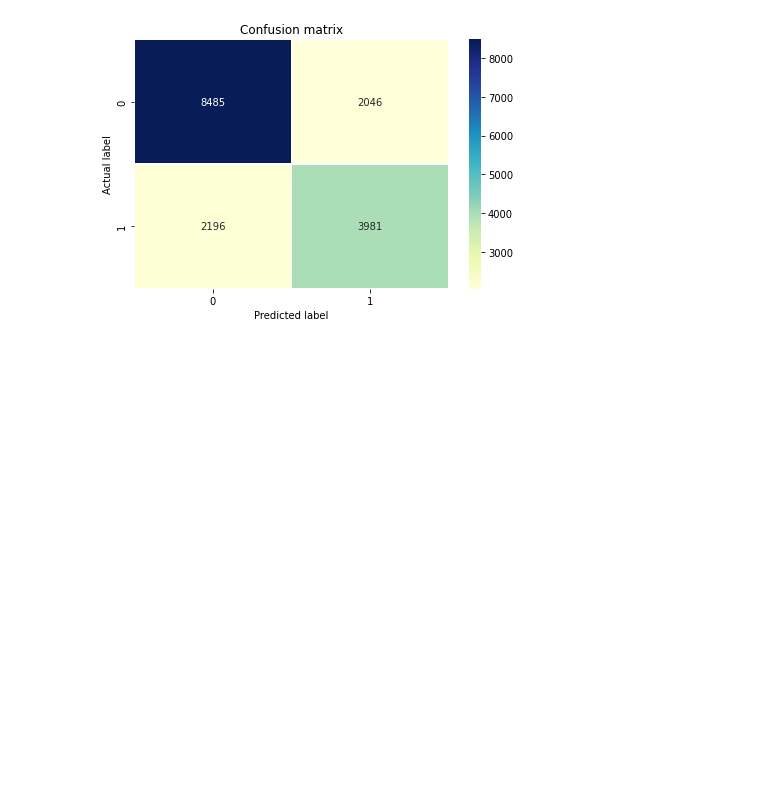
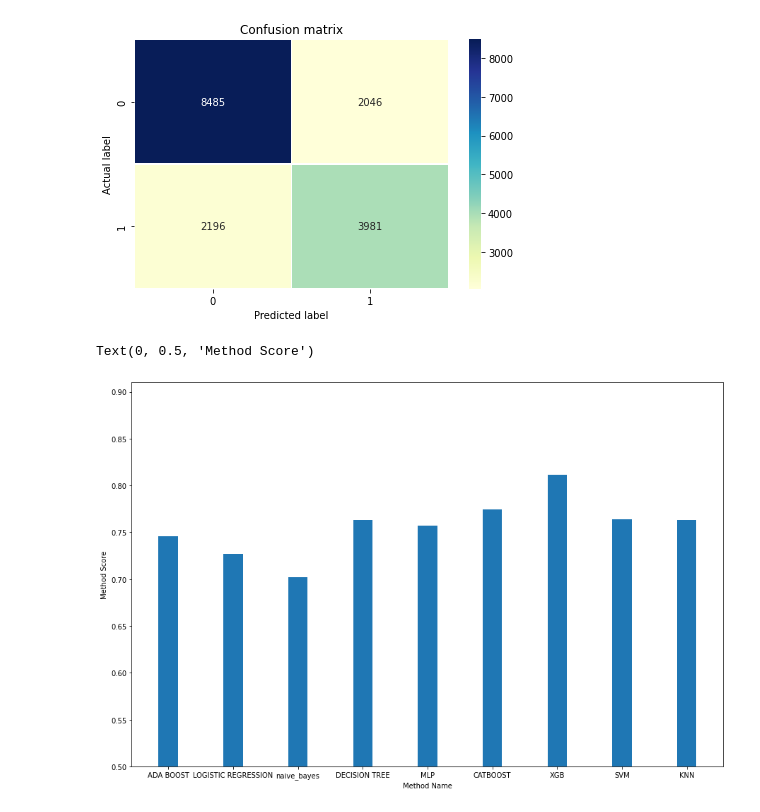
Before and after one commit to gulistanburtek/machine-learning, a Jupyter notebook: week_9_homework.ipynb, the cells around one changed output. Saved outputs shown, nothing was run; the diff lists cells and outputs as text; code cells hidden in the pictures; blank space fills up the shorter version.

```diff
--- a/week_9_homework.ipynb
+++ b/week_9_homework.ipynb
@@ -492,6 +514,9 @@ Text(0.5, 15.0, 'Predicted label')
 from sklearn.tree import DecisionTreeClassifier
 dec_tree = DecisionTreeClassifier(criterion = "gini", random_state = 10)
 dec_tree.fit(x_train,y_train)
+
+method_names.append("DECISION TREE")
+method_scores.append(dec_tree.score(x_test,y_test))
 
 # predict the results
 y_predtrain = dec_tree.predict(x_train)
@@ -523,6 +548,9 @@ Text(0.5, 15.0, 'Predicted label')
 from sklearn.naive_bayes import GaussianNB
 naive_bayes = GaussianNB()
 naive_bayes.fit(x_test,y_test)
+
+method_names.append("naive_bayes")
+method_scores.append(naive_bayes.score(x_test,y_test))
 
 # predict the results
 y_predtrain = naive_bayes.predict(x_train)
@@ -554,6 +582,9 @@ Text(0.5, 15.0, 'Predicted label')
 from sklearn.linear_model import LogisticRegression
 log_reg = LogisticRegression(solver='liblinear',class_weight='balanced')
 log_reg.fit(x_train,y_train)
+
+method_names.append("LOGISTIC REGRESSION")
+method_scores.append(log_reg.score(x_test,y_test))
 
 # predict the results
 y_predtrain = log_reg.predict(x_train)
@@ -585,6 +616,9 @@ Text(0.5, 15.0, 'Predicted label')
 from sklearn.ensemble import AdaBoostClassifier
 ada = AdaBoostClassifier()
 ada.fit(x_train,y_train)
+
+method_names.append("ADA BOOST")
+method_scores.append(ada.score(x_test,y_test))
 
 # predict the results
 y_predtrain = ada.predict(x_train)
@@ -610,3 +644,12 @@ plt.xlabel('Predicted label')
 # %% [output]
 Text(0.5, 15.0, 'Predicted label')
 [figure]
+# %%
+plt.figure(figsize=(15,10))
+plt.ylim([0.5,0.91])
+plt.bar(method_names,method_scores,width=0.3)
+plt.xlabel('Method Name')
+plt.ylabel('Method Score')
+# %% [output]
+Text(0, 0.5, 'Method Score')
+[figure, added]
```
Also changed, not shown: parts of 15 cells of this notebook.
